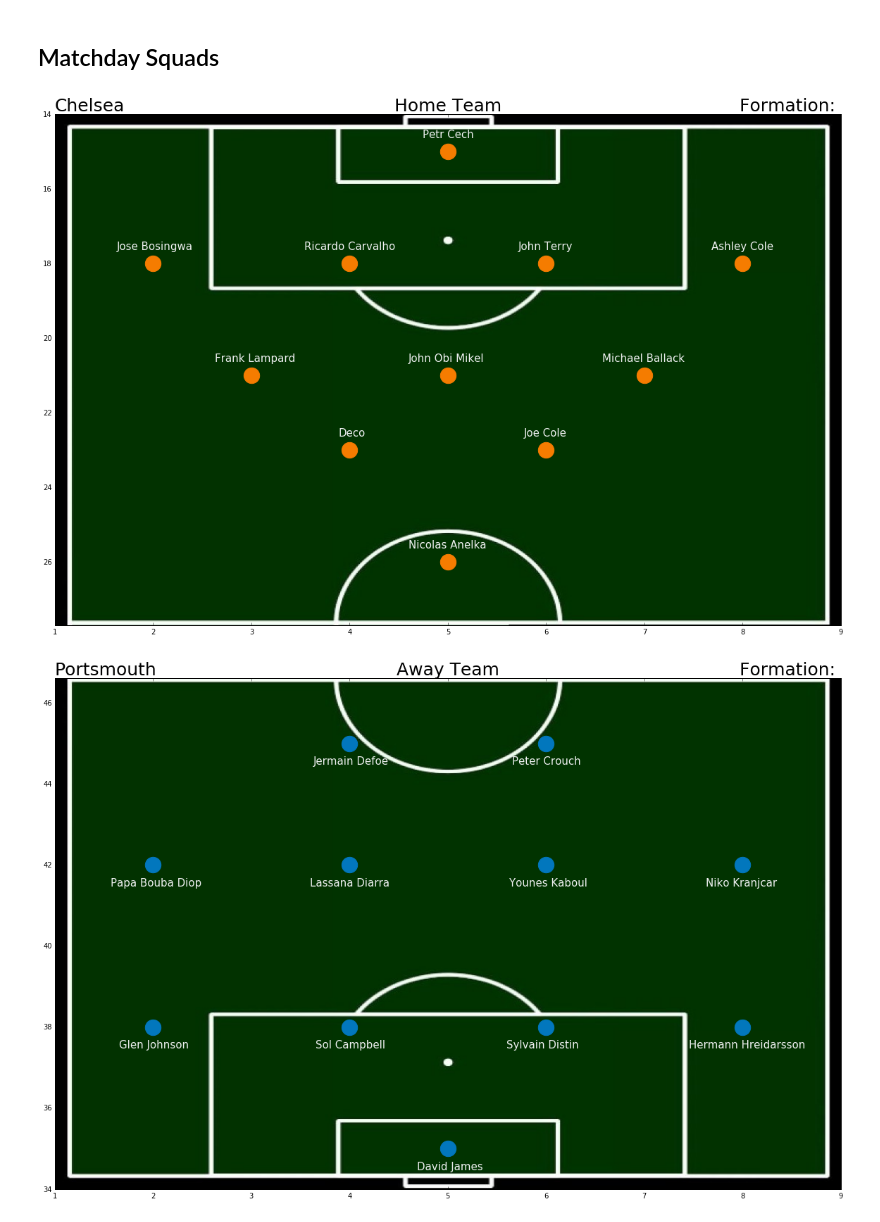
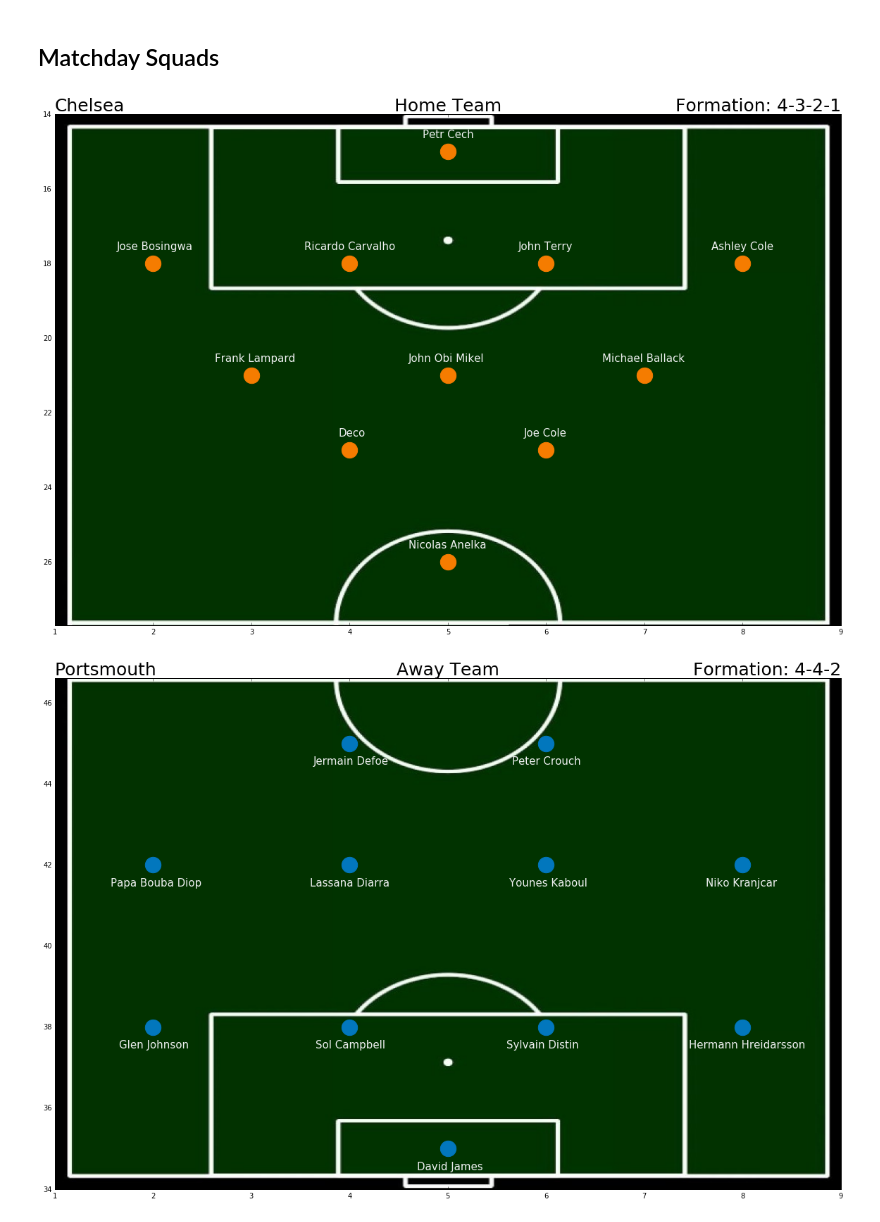
Before and after one commit to aravind-sundaresan/Premier-League-Playground, a Jupyter notebook: squad_visualization.ipynb, the cells around one changed output. Cells and saved outputs as stored; diff of their text form; code cells hidden in the pictures.

Commit message:
Generated squad visualizations

```diff
--- a/squad_visualization.ipynb
+++ b/squad_visualization.ipynb
@@ -103,6 +103,7 @@ match_df['away_player_Y1'] = 0
 # %% [markdown]
 ## Matchday Squads
 # %%
+#Obtain the details of a specific match using the match_api_id
 match_df = match_df[match_df['match_api_id'] == 489051]
 
 home_x_coordinates, home_y_coordinates = [], []
@@ -127,9 +128,13 @@ for i in range(1,12):
     query = "SELECT player_name FROM Player where player_api_id = " + str(match_df['away_player_%d' % i].iloc[0]) +";"
     away_players.append(pd.read_sql(query, conn).iloc[0]['player_name'])
 
-#Names of Teams
+#Names of the Teams
 home_team = team_df[team_df['team_api_id'] == match_df['home_team_api_id'].iloc[0]]['team_long_name'].iloc[0]
 away_team = team_df[team_df['team_api_id'] == match_df['away_team_api_id'].iloc[0]]['team_long_name'].iloc[0]
+
+#Formations of the Teams
+home_formation = np.unique(home_y_coordinates, return_counts = True)[1]
+away_formation = np.unique(away_y_coordinates, return_counts = True)[1]
 
 #Home team in Orange
 plt.figure(figsize=(20,13))
@@ -140,34 +145,44 @@ for label, x, y in zip(home_players, home_x_coordinates, home_y_coordinates):
         textcoords = 'offset points',
         fontsize= 15,
         color = '#F2F3F4'
     )
 #Background field image
 img = imread('pitch1.jpg')
 plt.title(home_team, loc = 'left', fontsize = 25)
 plt.title("Home Team", fontsize = 25)
-plt.title("Formation: ", loc = 'right', fontsize = 25)
+
+formation = "Formation: "
+for i in range(1,len(home_formation)):
+    formation = formation + str(home_formation[i]) + "-"
+formation = formation[:-1]
+
+plt.title(formation, loc = 'right', fontsize = 25)
 plt.scatter(home_x_coordinates, home_y_coordinates, s = 500, color = '#F57C00', zorder = 2)
 plt.imshow(scipy.ndimage.rotate(img, 270), zorder = 1, extent=[min(home_x_coordinates)-1, max(home_x_coordinates)+1, min(home_y_coordinates)-1, max(home_y_coordinates)+1.7], aspect = 'auto')
 plt.gca().invert_yaxis() # Invert y axis to start with the goalkeeper at the top
 
 #Away team in Blue
 plt.figure(figsize=(20, 13))
 plt.gca().invert_xaxis() # Invert x axis to have right wingers on the right
 for label, x, y in zip(away_players, away_x_coordinates, away_y_coordinates):
     plt.annotate(
         label,
         xy = (x, y), xytext = (len(label)*-4, -30),
         textcoords = 'offset points',
         fontsize= 15,
         color = '#F2F3F4'
     )
 img = imread('pitch1.jpg')
 plt.title(away_team, loc = 'left', fontsize = 25)
 plt.title("Away Team", fontsize = 25)
-plt.title("Formation: ", loc = 'right', fontsize = 25)
+formation = "Formation: "
+for i in range(1,len(away_formation)):
+    formation = formation + str(away_formation[i]) + "-"
+formation = formation[:-1]
+plt.title(formation, loc = 'right', fontsize = 25)
 plt.scatter(away_x_coordinates, away_y_coordinates, s = 500, color = '#0277BD', zorder = 2)
 plt.imshow(scipy.ndimage.rotate(img, 270), zorder = 1, extent=[min(away_x_coordinates)-1, max(away_x_coordinates)+1, min(away_y_coordinates)-1, max(away_y_coordinates)+1.6], aspect = 'auto')
 plt.show()
 # %% [output]
-[figure, old version]
+[figure, new version]
-[figure, old version]
+[figure, new version]
```
Also changed, not shown: parts of 2 cells of this notebook.
